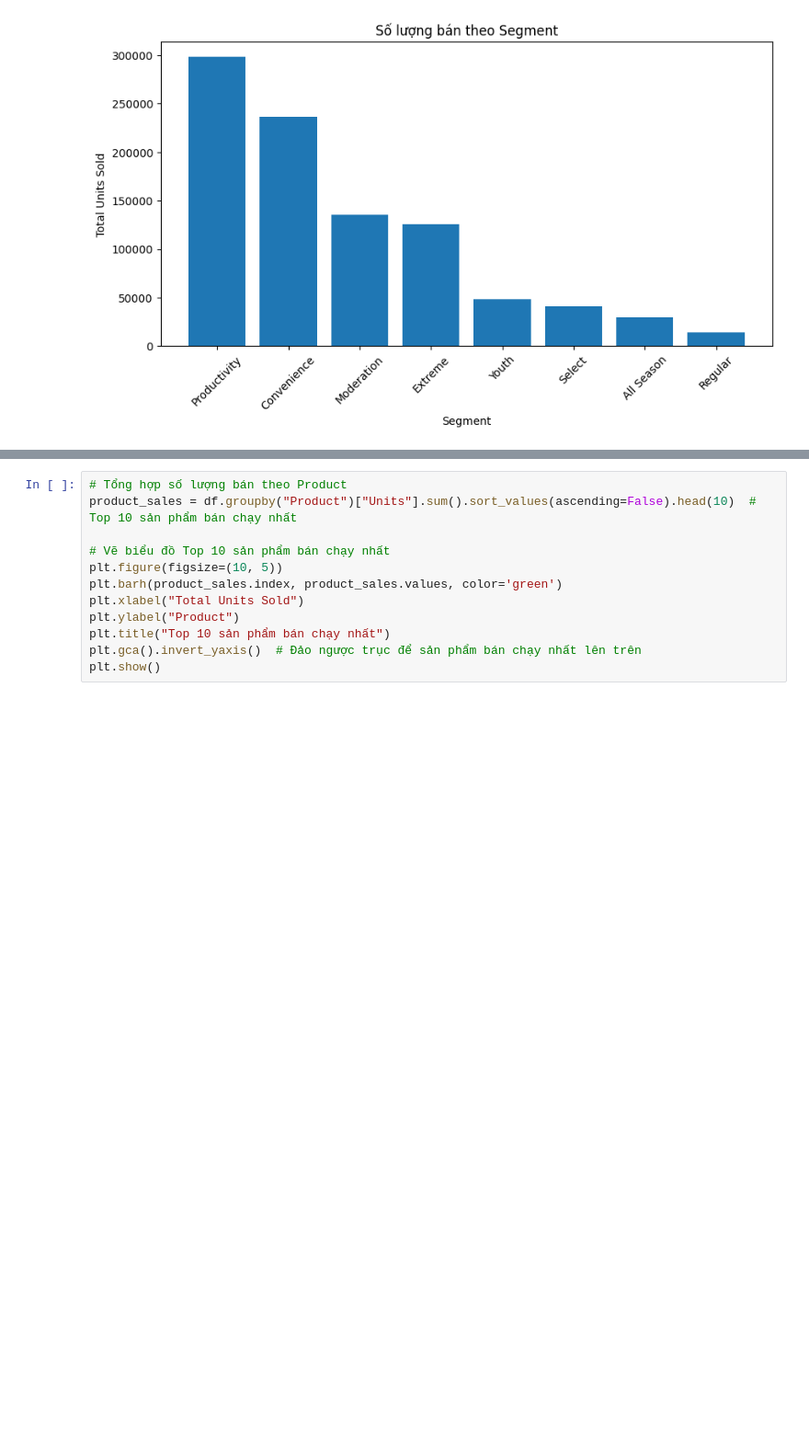
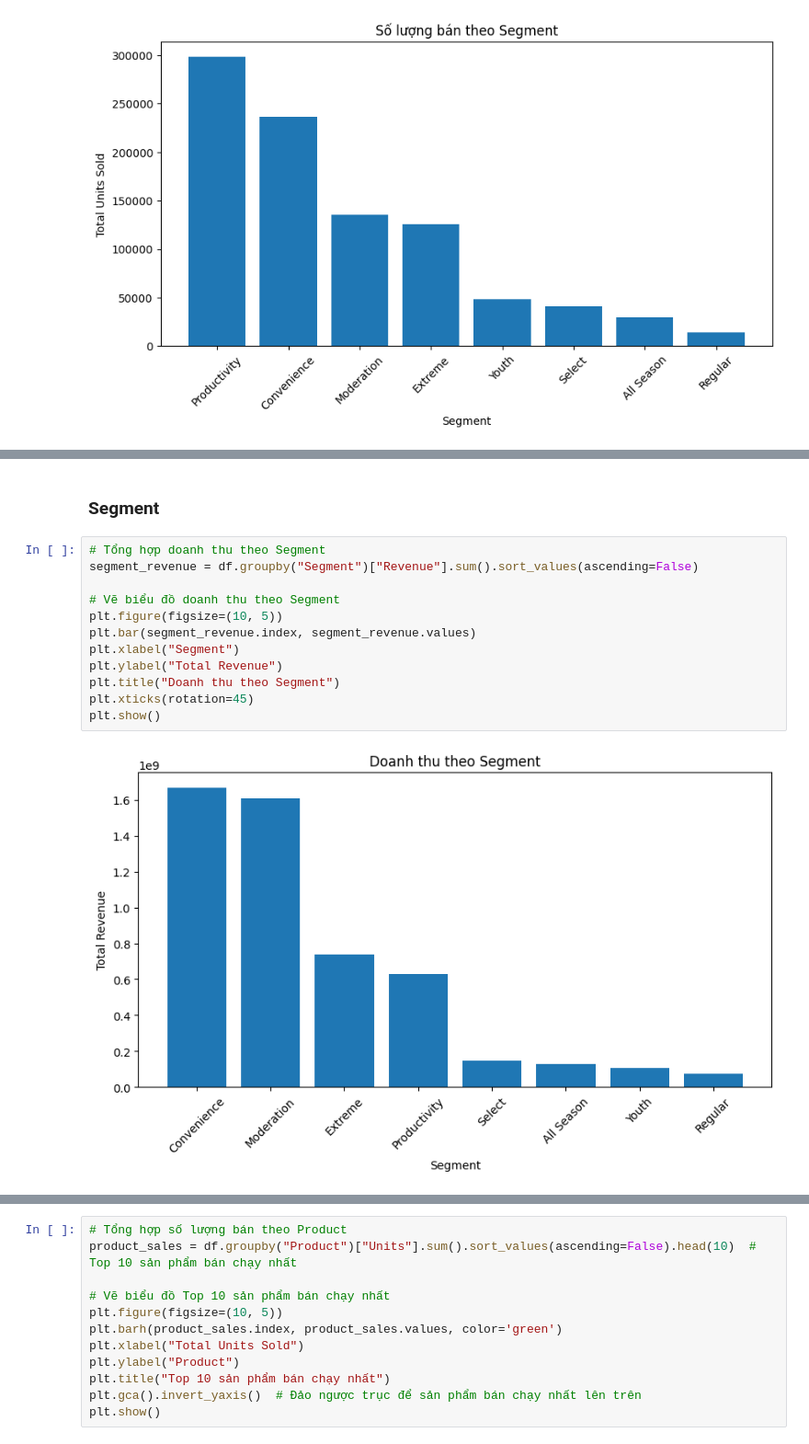
Before and after one commit to HaiAu2501/Try-Some-Models, a Jupyter notebook: tasks/1.ipynb, the cells around one changed output, grey strips where cells are left out. Shown at 92% size. Saved outputs shown, nothing was run; the diff lists cells and outputs as text; blank space fills up the shorter version.

```diff
--- a/tasks/1.ipynb
+++ b/tasks/1.ipynb
@@ -191,0 +234,16 @@ plt.show()
+# %% [markdown]
+### Segment
+# %%
+# Tổng hợp doanh thu theo Segment
+segment_revenue = df.groupby("Segment")["Revenue"].sum().sort_values(ascending=False)
+
+# Vẽ biểu đồ doanh thu theo Segment
+plt.figure(figsize=(10, 5))
+plt.bar(segment_revenue.index, segment_revenue.values)
+plt.xlabel("Segment")
+plt.ylabel("Total Revenue")
+plt.title("Doanh thu theo Segment")
+plt.xticks(rotation=45)
+plt.show()
+# %% [output]
+[figure, added]
```
Also changed, not shown: parts of 14 cells of this notebook.
